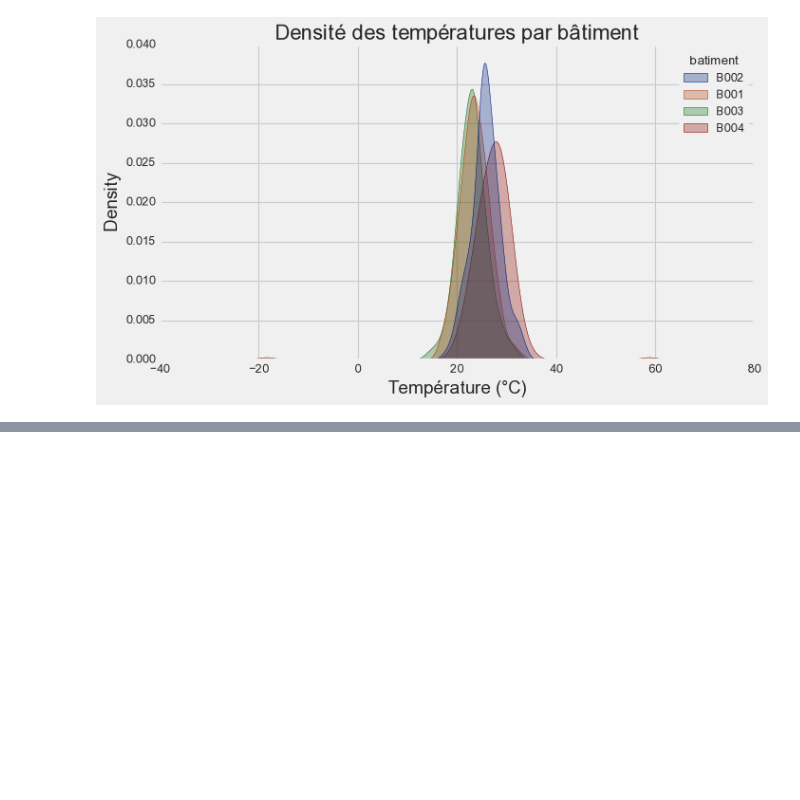
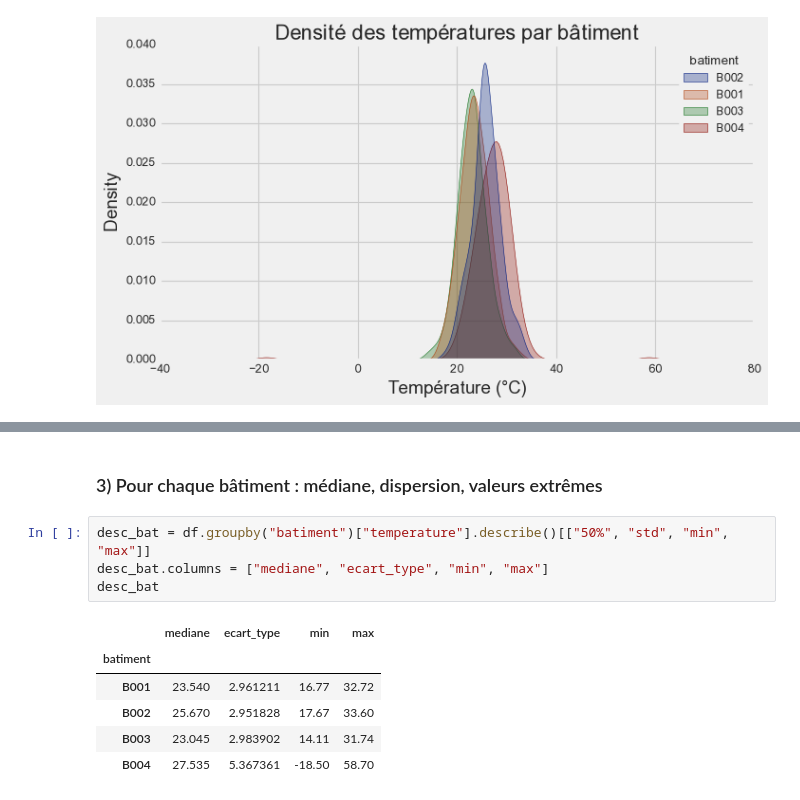
Before and after one commit to khadijagueye235/Atelier_seaborn, a Jupyter notebook: notebooks/atelier_seaborn_iot.ipynb, the cells around one changed output, grey strips where cells are left out. Drawn from its saved outputs; the diff is of its cells as text; blank space fills up the shorter version.

```diff
--- a/notebooks/atelier_seaborn_iot.ipynb
+++ b/notebooks/atelier_seaborn_iot.ipynb
@@ -171,0 +196,13 @@ plt.show()
+# %% [markdown]
+### 3) Pour chaque bâtiment : médiane, dispersion, valeurs extrêmes
+# %%
+desc_bat = df.groupby("batiment")["temperature"].describe()[["50%", "std", "min", "max"]]
+desc_bat.columns = ["mediane", "ecart_type", "min", "max"]
+desc_bat
+# %% [output]
+|  | mediane | ecart_type | min | max |
+| batiment |  |  |  |  |
+| B001 | 23.540 | 2.961211 | 16.77 | 32.72 |
+| B002 | 25.670 | 2.951828 | 17.67 | 33.60 |
+| B003 | 23.045 | 2.983902 | 14.11 | 31.74 |
+| B004 | 27.535 | 5.367361 | -18.50 | 58.70 |
```
Also changed, not shown: parts of 7 cells of this notebook.
